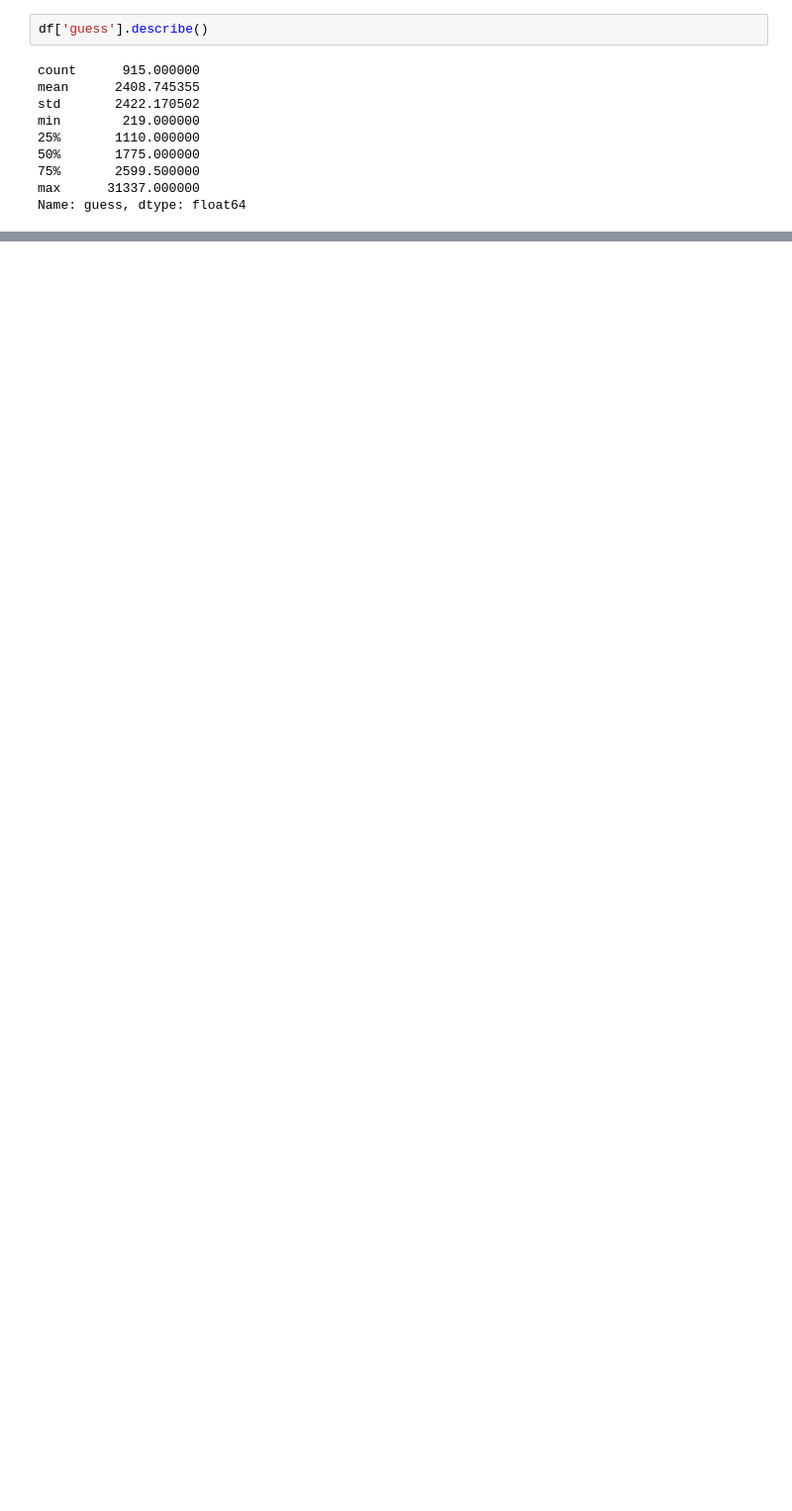
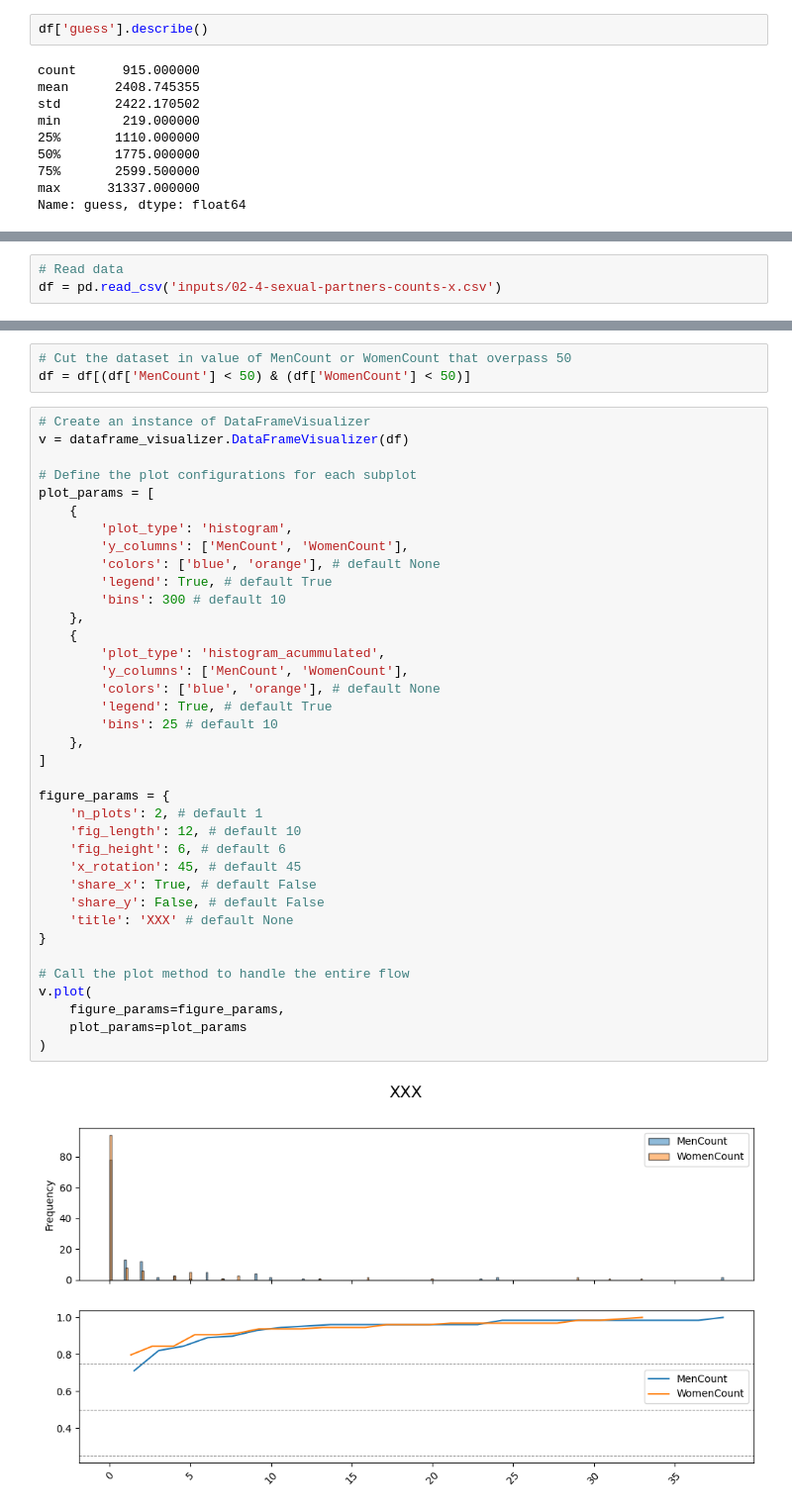
Before and after one commit to JordiCremades4444/central-node, a Jupyter notebook: notebooks/978_2024_12_23_the_art_of_statistics/chapter_2_summarizing_and_communicating_numbers_lots_of_numbers.ipynb, the cells around one changed output, grey strips where cells are left out. Shown at 99% size. Drawn from its saved outputs; the diff is of its cells as text; blank space fills up the shorter version.

```diff
--- a/notebooks/978_2024_12_23_the_art_of_statistics/chapter_2_summarizing_and_communicating_numbers_lots_of_numbers.ipynb
+++ b/notebooks/978_2024_12_23_the_art_of_statistics/chapter_2_summarizing_and_communicating_numbers_lots_of_numbers.ipynb
@@ -89,0 +92,3 @@ Name: guess, dtype: float64
+# %%
+# Read data
+df = pd.read_csv('inputs/02-4-sexual-partners-counts-x.csv')
@@ -89,0 +104,42 @@ Name: guess, dtype: float64
+# %%
+# Cut the dataset in value of MenCount or WomenCount that overpass 50
+df = df[(df['MenCount'] < 50) & (df['WomenCount'] < 50)]
+# %%
+# Create an instance of DataFrameVisualizer
+v = dataframe_visualizer.DataFrameVisualizer(df)
+
+# Define the plot configurations for each subplot
+plot_params = [
+    {
+        'plot_type': 'histogram',
+        'y_columns': ['MenCount', 'WomenCount'],
+        'colors': ['blue', 'orange'], # default None
+        'legend': True, # default True
+        'bins': 300 # default 10
+    },
+    {
+        'plot_type': 'histogram_acummulated',
+        'y_columns': ['MenCount', 'WomenCount'],
+        'colors': ['blue', 'orange'], # default None
+        'legend': True, # default True
+        'bins': 25 # default 10
+    },
+]
+
+figure_params = {
+    'n_plots': 2, # default 1
+    'fig_length': 12, # default 10
+    'fig_height': 6, # default 6
+    'x_rotation': 45, # default 45
+    'share_x': True, # default False
+    'share_y': False, # default False
+    'title': 'XXX' # default None
+}
+
+# Call the plot method to handle the entire flow
+v.plot(
+    figure_params=figure_params,
+    plot_params=plot_params
+)
+# %% [output]
+[figure, added]
```
Also changed, not shown: parts of 16 cells of this notebook.
